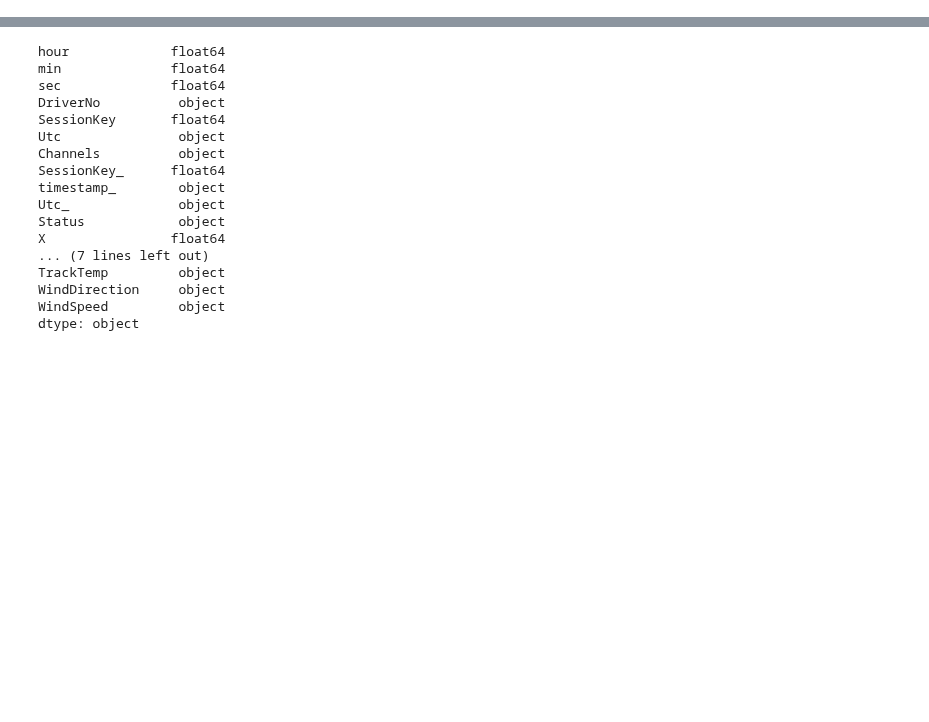
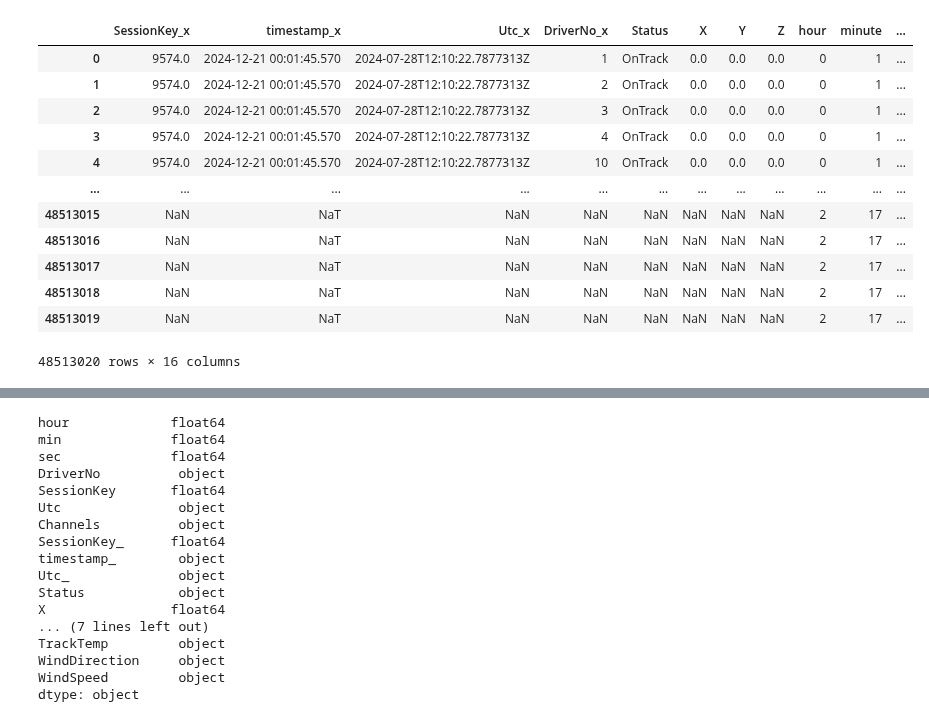
Before and after one commit to GoktugOcal/LiveF1, a Jupyter notebook: test.ipynb, the cells around one changed output, grey strips where cells are left out. Cells and saved outputs as stored; diff of their text form; code cells hidden in the pictures; blank space fills up the shorter version.

```diff
--- a/test.ipynb
+++ b/test.ipynb
@@ -22,0 +80,16 @@ Session Name : Race
+# %%
+df
+# %% [output]
+|  | SessionKey_x | timestamp_x | Utc_x | DriverNo_x | Status | X | Y | Z | hour | minute | ... |
+| 0 | 9574.0 | 2024-12-21 00:01:45.570 | 2024-07-28T12:10:22.7877313Z | 1 | OnTrack | 0.0 | 0.0 | 0.0 | 0 | 1 | ... |
+| 1 | 9574.0 | 2024-12-21 00:01:45.570 | 2024-07-28T12:10:22.7877313Z | 2 | OnTrack | 0.0 | 0.0 | 0.0 | 0 | 1 | ... |
+| 2 | 9574.0 | 2024-12-21 00:01:45.570 | 2024-07-28T12:10:22.7877313Z | 3 | OnTrack | 0.0 | 0.0 | 0.0 | 0 | 1 | ... |
+| 3 | 9574.0 | 2024-12-21 00:01:45.570 | 2024-07-28T12:10:22.7877313Z | 4 | OnTrack | 0.0 | 0.0 | 0.0 | 0 | 1 | ... |
+| 4 | 9574.0 | 2024-12-21 00:01:45.570 | 2024-07-28T12:10:22.7877313Z | 10 | OnTrack | 0.0 | 0.0 | 0.0 | 0 | 1 | ... |
+| ... | ... | ... | ... | ... | ... | ... | ... | ... | ... | ... | ... |
+| 48513015 | NaN | NaT | NaN | NaN | NaN | NaN | NaN | NaN | 2 | 17 | ... |
+| 48513016 | NaN | NaT | NaN | NaN | NaN | NaN | NaN | NaN | 2 | 17 | ... |
+| 48513017 | NaN | NaT | NaN | NaN | NaN | NaN | NaN | NaN | 2 | 17 | ... |
+| 48513018 | NaN | NaT | NaN | NaN | NaN | NaN | NaN | NaN | 2 | 17 | ... |
+| 48513019 | NaN | NaT | NaN | NaN | NaN | NaN | NaN | NaN | 2 | 17 | ... |
+48513020 rows × 16 columns
```
Also changed, not shown: parts of 20 cells of this notebook, 7 other files.
